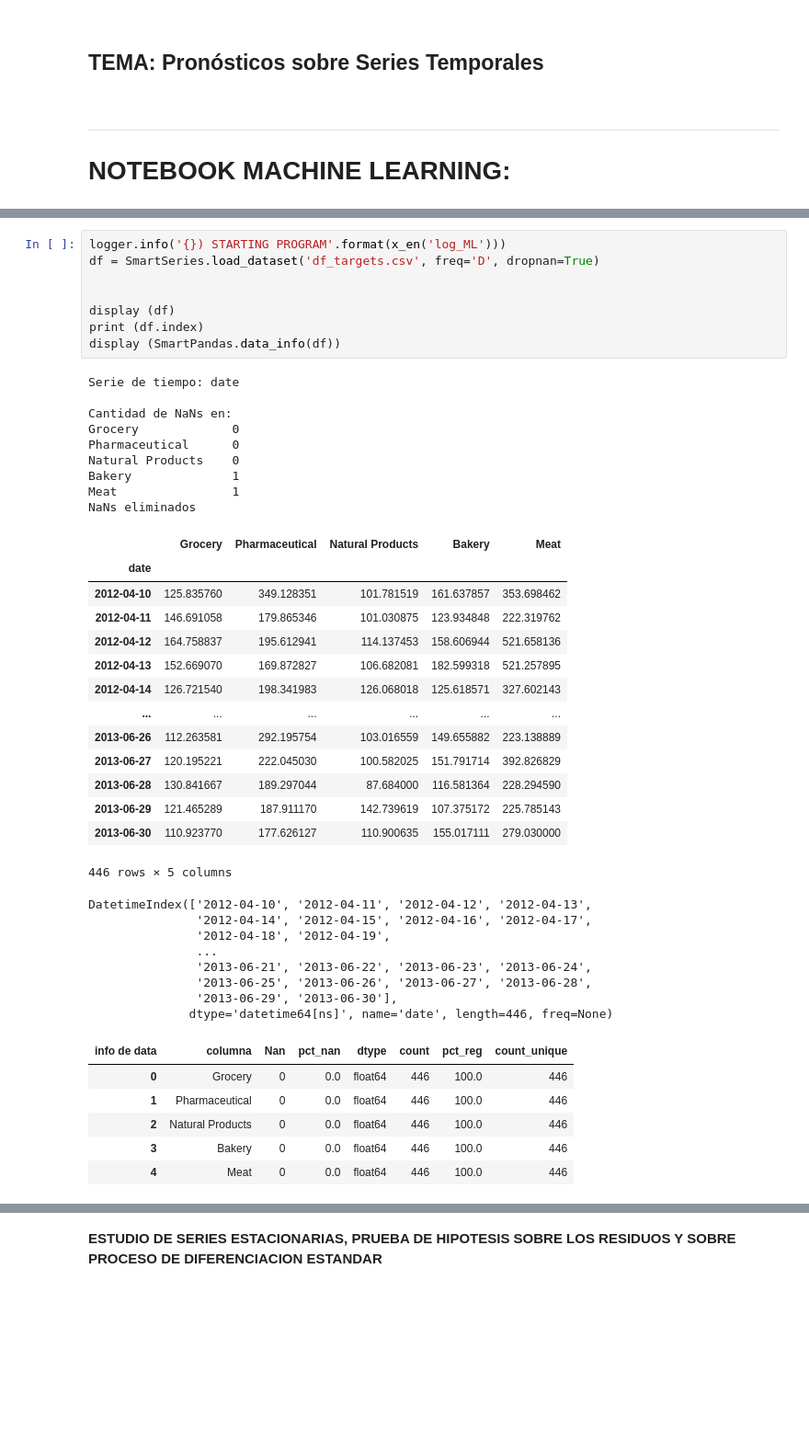
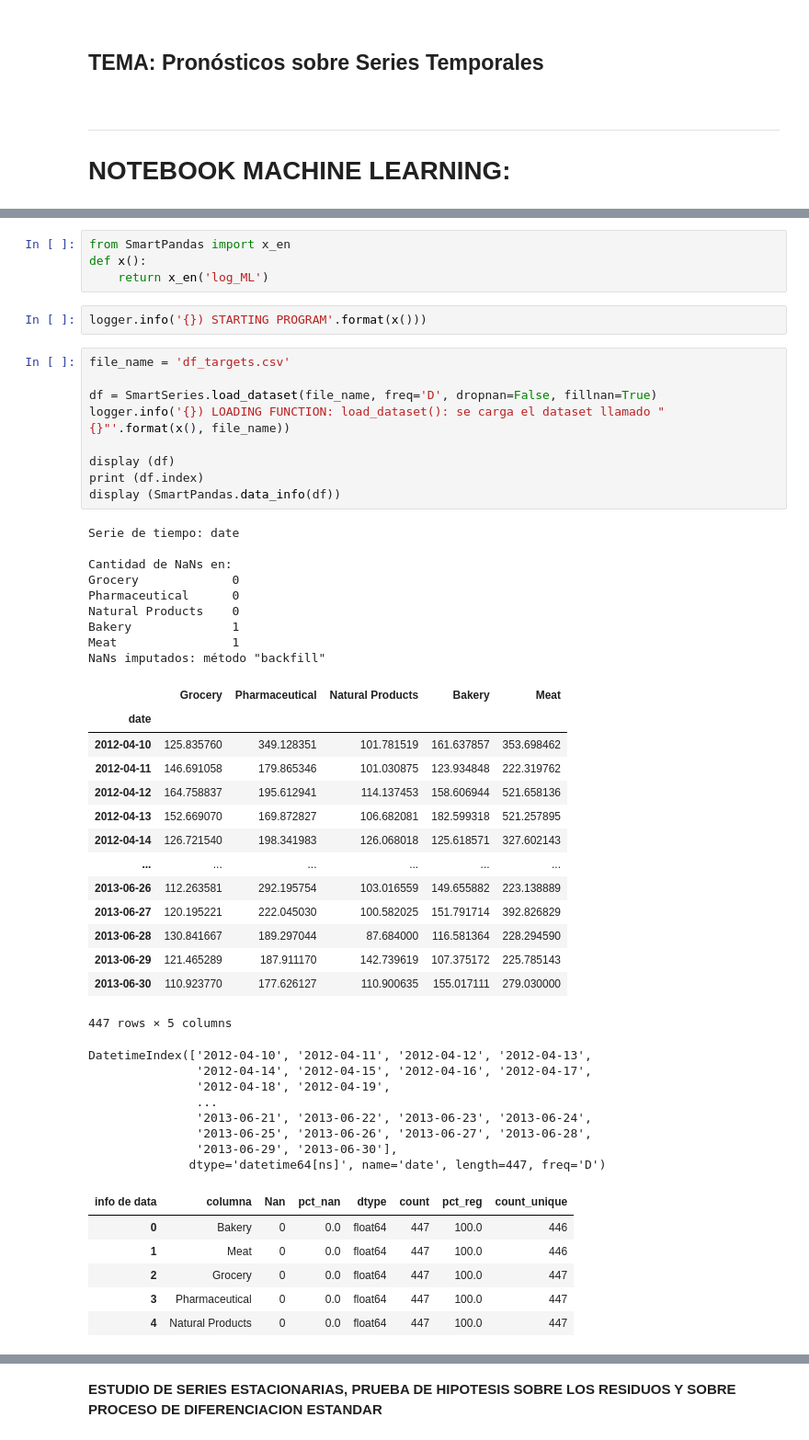
Before and after one commit to AgustinSt1990/tp_final, a Jupyter notebook: TP_FINAL_Machine_Learning.ipynb, the cells around one changed output, grey strips where cells are left out. Shown at 92% size. Drawn from its saved outputs; the diff is of its cells as text; blank space fills up the shorter version.

```diff
--- a/TP_FINAL_Machine_Learning.ipynb
+++ b/TP_FINAL_Machine_Learning.ipynb
@@ -61,10 +60,17 @@ Libreria SmartSeries:
 xgboost version actual: 1.5.0
 Version de diseño en 14/6/2022
         xgboost version: 1.6.0
+# %%
+from SmartPandas import x_en
+def x():
+    return x_en('log_ML')
+# %%
+logger.info('{}) STARTING PROGRAM'.format(x()))
 # %%
-logger.info('{}) STARTING PROGRAM'.format(x_en('log_ML')))
-df = SmartSeries.load_dataset('df_targets.csv', freq='D', dropnan=True)
+file_name = 'df_targets.csv'
 
+df = SmartSeries.load_dataset(file_name, freq='D', dropnan=False, fillnan=True)
+logger.info('{}) LOADING FUNCTION: load_dataset(): se carga el dataset llamado "{}"'.format(x(), file_name))
 
 display (df)
 print (df.index)
@@ -72,38 +78,38 @@ display (SmartPandas.data_info(df))
 # %% [output]
 Serie de tiempo: date
 
 Cantidad de NaNs en:
 Grocery             0
 Pharmaceutical      0
 Natural Products    0
 Bakery              1
 Meat                1
-NaNs eliminados
+NaNs imputados: método "backfill"
 |  | Grocery | Pharmaceutical | Natural Products | Bakery | Meat |
 | date |  |  |  |  |  |
 | 2012-04-10 | 125.835760 | 349.128351 | 101.781519 | 161.637857 | 353.698462 |
 | 2012-04-11 | 146.691058 | 179.865346 | 101.030875 | 123.934848 | 222.319762 |
 | 2012-04-12 | 164.758837 | 195.612941 | 114.137453 | 158.606944 | 521.658136 |
 | 2012-04-13 | 152.669070 | 169.872827 | 106.682081 | 182.599318 | 521.257895 |
 | 2012-04-14 | 126.721540 | 198.341983 | 126.068018 | 125.618571 | 327.602143 |
 | ... | ... | ... | ... | ... | ... |
 | 2013-06-26 | 112.263581 | 292.195754 | 103.016559 | 149.655882 | 223.138889 |
 | 2013-06-27 | 120.195221 | 222.045030 | 100.582025 | 151.791714 | 392.826829 |
 | 2013-06-28 | 130.841667 | 189.297044 | 87.684000 | 116.581364 | 228.294590 |
 | 2013-06-29 | 121.465289 | 187.911170 | 142.739619 | 107.375172 | 225.785143 |
 | 2013-06-30 | 110.923770 | 177.626127 | 110.900635 | 155.017111 | 279.030000 |
-446 rows × 5 columns
+447 rows × 5 columns
 DatetimeIndex(['2012-04-10', '2012-04-11', '2012-04-12', '2012-04-13',
                '2012-04-14', '2012-04-15', '2012-04-16', '2012-04-17',
                '2012-04-18', '2012-04-19',
                ...
                '2013-06-21', '2013-06-22', '2013-06-23', '2013-06-24',
                '2013-06-25', '2013-06-26', '2013-06-27', '2013-06-28',
                '2013-06-29', '2013-06-30'],
-              dtype='datetime64[ns]', name='date', length=446, freq=None)
+              dtype='datetime64[ns]', name='date', length=447, freq='D')
 | info de data | columna | Nan | pct_nan | dtype | count | pct_reg | count_unique |
-| 0 | Grocery | 0 | 0.0 | float64 | 446 | 100.0 | 446 |
-| 1 | Pharmaceutical | 0 | 0.0 | float64 | 446 | 100.0 | 446 |
-| 2 | Natural Products | 0 | 0.0 | float64 | 446 | 100.0 | 446 |
-| 3 | Bakery | 0 | 0.0 | float64 | 446 | 100.0 | 446 |
-| 4 | Meat | 0 | 0.0 | float64 | 446 | 100.0 | 446 |
+| 0 | Bakery | 0 | 0.0 | float64 | 447 | 100.0 | 446 |
+| 1 | Meat | 0 | 0.0 | float64 | 447 | 100.0 | 446 |
+| 2 | Grocery | 0 | 0.0 | float64 | 447 | 100.0 | 447 |
+| 3 | Pharmaceutical | 0 | 0.0 | float64 | 447 | 100.0 | 447 |
+| 4 | Natural Products | 0 | 0.0 | float64 | 447 | 100.0 | 447 |
```
Also changed, not shown: parts of 19 cells of this notebook, 4 other files.
